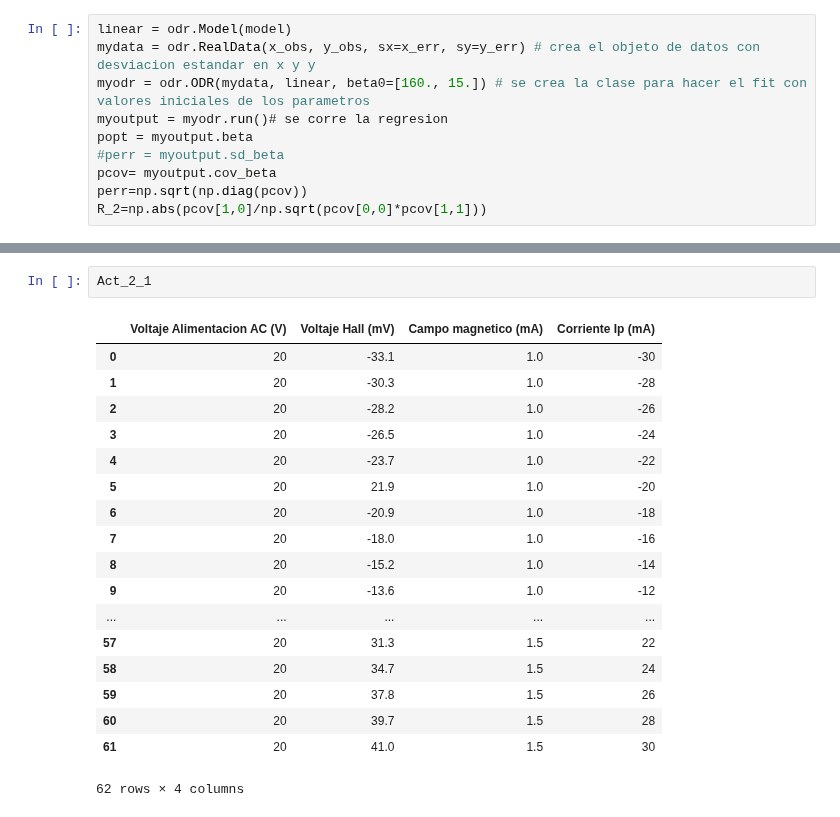
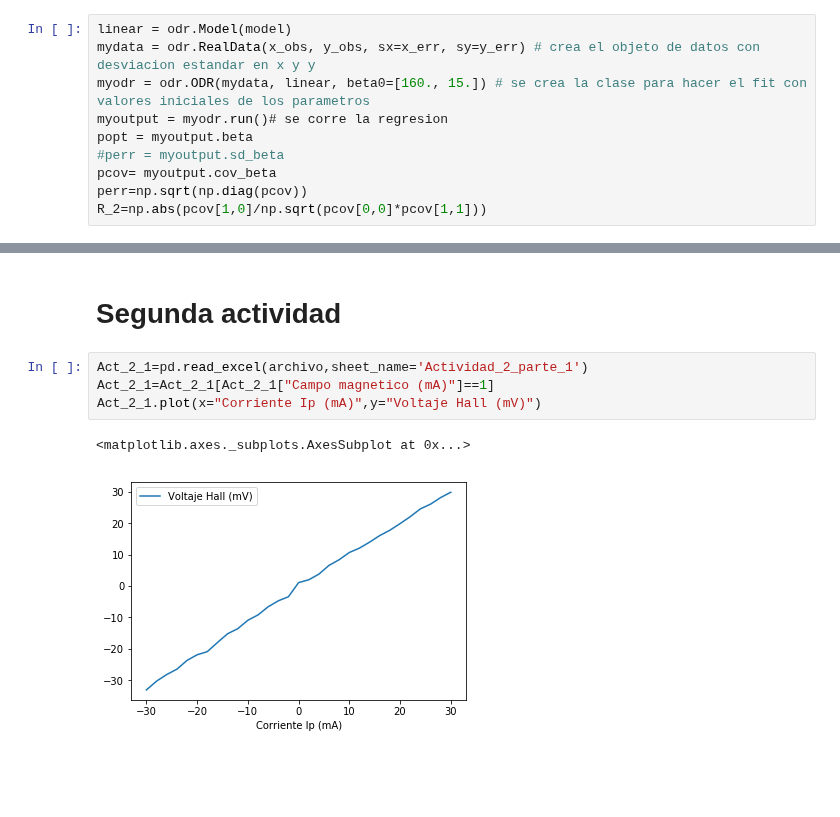
Before and after one commit to jamontanac/Laboratorio-Avanzado, a Jupyter notebook: Hall_Effect/Analisis.ipynb, the cells around one changed output, grey strips where cells are left out. Saved outputs shown, nothing was run; the diff lists cells and outputs as text; blank space fills up the shorter version.

```diff
--- a/Hall_Effect/Analisis.ipynb
+++ b/Hall_Effect/Analisis.ipynb
@@ -117,21 +115,9 @@ Act_2_1=pd.read_excel(archivo,sheet_name='Actividad_2_parte_1')
-# %%
-Act_2_1
-# %% [output]
-|  | Voltaje Alimentacion AC (V) | Voltaje Hall (mV) | Campo magnetico (mA) | Corriente Ip (mA) |
-| 0 | 20 | -33.1 | 1.0 | -30 |
-| 1 | 20 | -30.3 | 1.0 | -28 |
-| 2 | 20 | -28.2 | 1.0 | -26 |
-| 3 | 20 | -26.5 | 1.0 | -24 |
-| 4 | 20 | -23.7 | 1.0 | -22 |
-| 5 | 20 | 21.9 | 1.0 | -20 |
-| 6 | 20 | -20.9 | 1.0 | -18 |
-| 7 | 20 | -18.0 | 1.0 | -16 |
-| 8 | 20 | -15.2 | 1.0 | -14 |
-| 9 | 20 | -13.6 | 1.0 | -12 |
-| ... | ... | ... | ... | ... |
-| 57 | 20 | 31.3 | 1.5 | 22 |
-| 58 | 20 | 34.7 | 1.5 | 24 |
-| 59 | 20 | 37.8 | 1.5 | 26 |
-| 60 | 20 | 39.7 | 1.5 | 28 |
-| 61 | 20 | 41.0 | 1.5 | 30 |
-62 rows × 4 columns
+# %% [markdown]
+# Segunda actividad
+# %%
+Act_2_1=pd.read_excel(archivo,sheet_name='Actividad_2_parte_1')
+Act_2_1=Act_2_1[Act_2_1["Campo magnetico (mA)"]==1]
+Act_2_1.plot(x="Corriente Ip (mA)",y="Voltaje Hall (mV)")
+# %% [output]
+<matplotlib.axes._subplots.AxesSubplot at 0x...>
+[figure, added]
```
Also changed, not shown: parts of 5 cells of this notebook, 2 other files.
